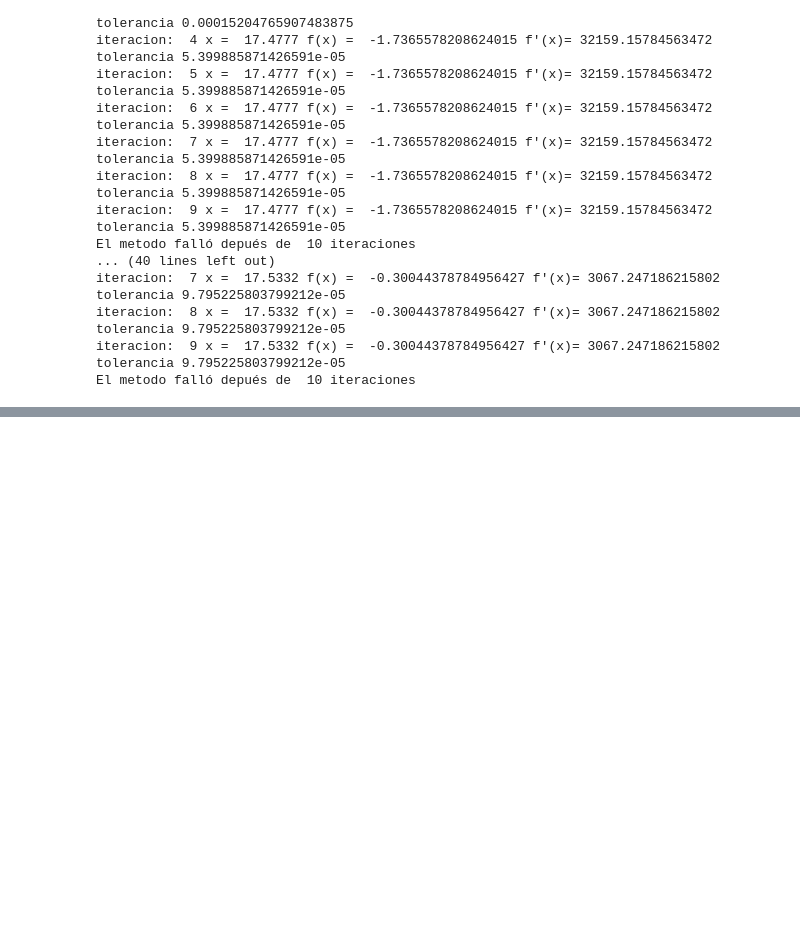
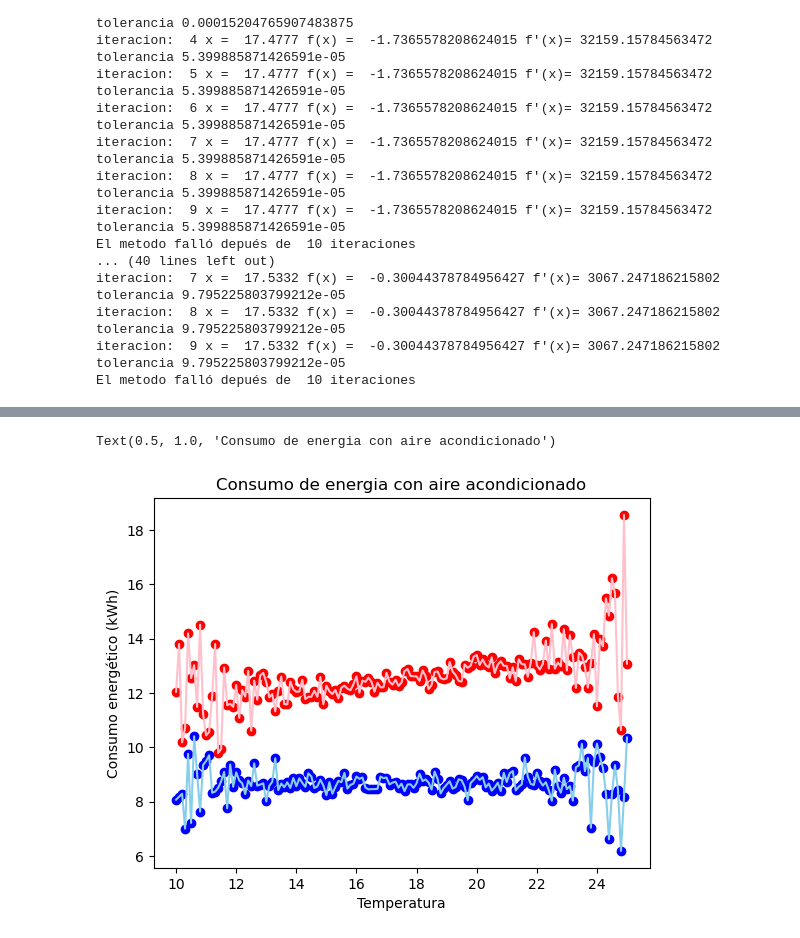
Before and after one commit to Miguelx28/M-todos-Num-ricos-2025-b, a Jupyter notebook: Codigo/filtrar_datos_aire.ipynb, the cells around one changed output, grey strips where cells are left out. Saved outputs shown, nothing was run; the diff lists cells and outputs as text; code cells hidden in the pictures; blank space fills up the shorter version.

```diff
--- a/Codigo/filtrar_datos_aire.ipynb
+++ b/Codigo/filtrar_datos_aire.ipynb
@@ -353,0 +442,12 @@ El metodo falló depués de  10 iteraciones
+# %%
+plt.figure()
+plt.scatter(x_aire, y_aire, color='red')
+plt.scatter(x_no_aire, y_no_aire, color='blue')
+plt.plot(x_aire, y_aire, color='pink')
+plt.plot(x_no_aire, y_no_aire, color='skyblue')
+plt.xlabel("Temperatura")
+plt.ylabel("Consumo energético (kWh)")
+plt.title("Consumo de energia con aire acondicionado")
+# %% [output]
+Text(0.5, 1.0, 'Consumo de energia con aire acondicionado')
+[figure, added]
```
Also changed, not shown: parts of 6 cells of this notebook, 1 other file.
